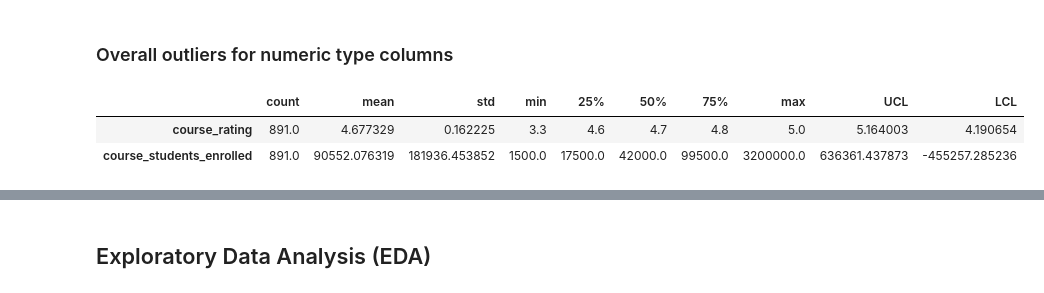
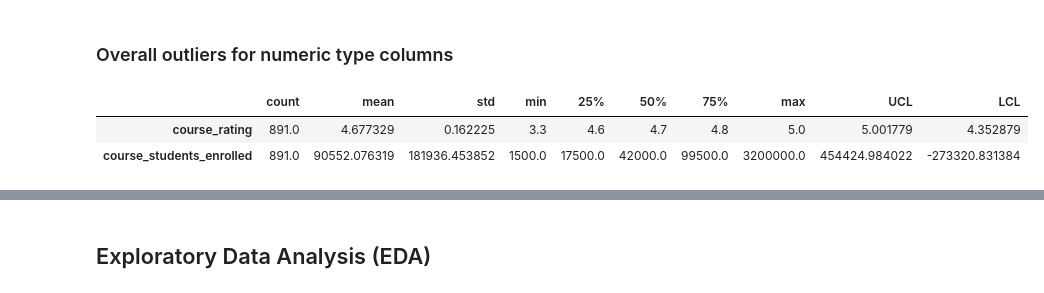
Before and after one commit to ShariYo/Modul1_Sprint3, a Jupyter notebook: project/main.ipynb, the cells around one changed output, grey strips where cells are left out. Drawn from its saved outputs; the diff is of its cells as text; code cells hidden in the pictures.

```diff
--- a/project/main.ipynb
+++ b/project/main.ipynb
@@ -180,15 +180,16 @@ cleaned_df.rename(columns=lambda x: x.lower(), inplace=True)
 # %%
 numeric = cleaned_df[["course_rating", "course_students_enrolled"]]
 course_r_mean = numeric["course_rating"].mean()
 course_se_mean = numeric["course_students_enrolled"].mean()
 course_r_std = numeric["course_rating"].std()
 course_se_std = numeric["course_students_enrolled"].std()
 
 numeric_desc = numeric.describe().T
-numeric_desc["UCL"] = numeric_desc["mean"] + 3 * numeric_desc["std"]
-numeric_desc["LCL"] = numeric_desc["mean"] - 3 * numeric_desc["std"] # we have negative LCL due to ultra hight anomalies
+numeric_desc["UCL"] = numeric_desc["mean"] + 2 * numeric_desc["std"]
+numeric_desc["LCL"] = numeric_desc["mean"] - 2 * numeric_desc["std"] # we have negative LCL due to ultra hight anomalies
+
 numeric_desc
 # %% [output]
 |  | count | mean | std | min | 25% | 50% | 75% | max | UCL | LCL |
-| course_rating | 891.0 | 4.677329 | 0.162225 | 3.3 | 4.6 | 4.7 | 4.8 | 5.0 | 5.164003 | 4.190654 |
-| course_students_enrolled | 891.0 | 90552.076319 | 181936.453852 | 1500.0 | 17500.0 | 42000.0 | 99500.0 | 3200000.0 | 636361.437873 | -455257.285236 |
+| course_rating | 891.0 | 4.677329 | 0.162225 | 3.3 | 4.6 | 4.7 | 4.8 | 5.0 | 5.001779 | 4.352879 |
+| course_students_enrolled | 891.0 | 90552.076319 | 181936.453852 | 1500.0 | 17500.0 | 42000.0 | 99500.0 | 3200000.0 | 454424.984022 | -273320.831384 |
```
Also changed, not shown: parts of 13 cells of this notebook.
